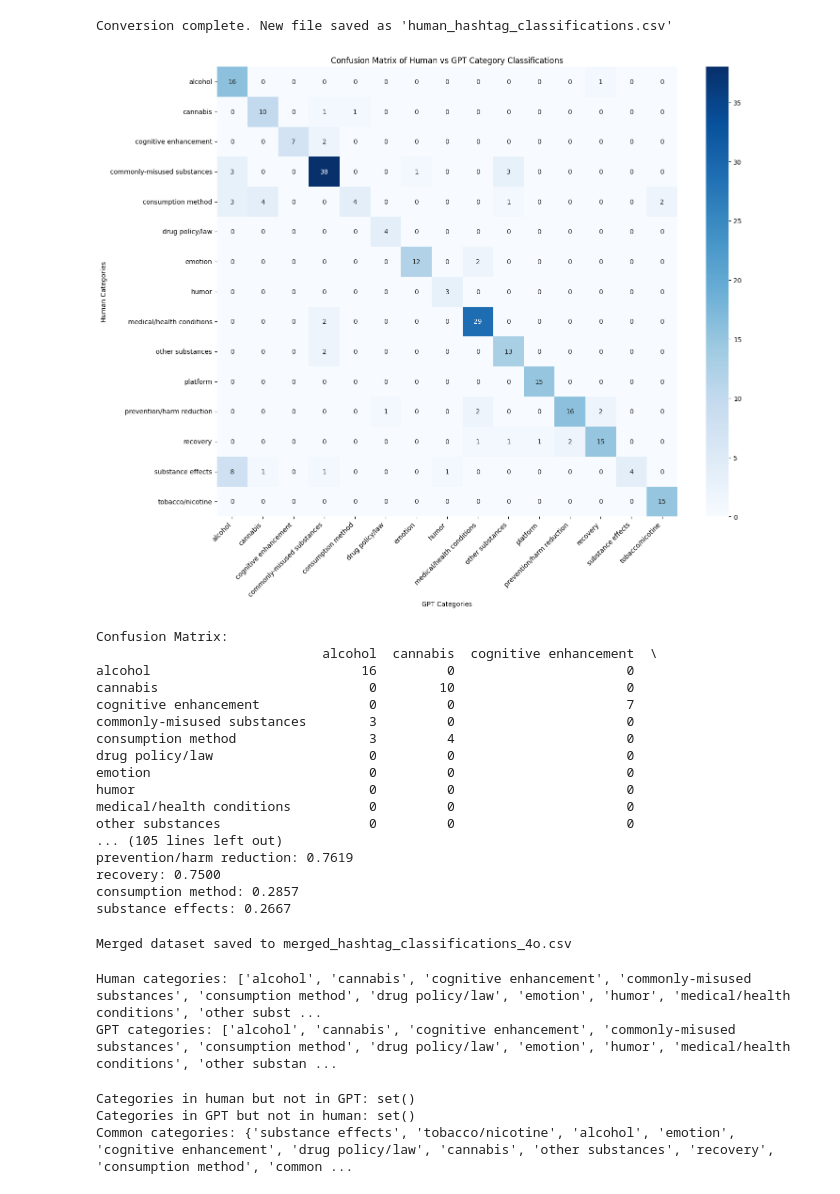
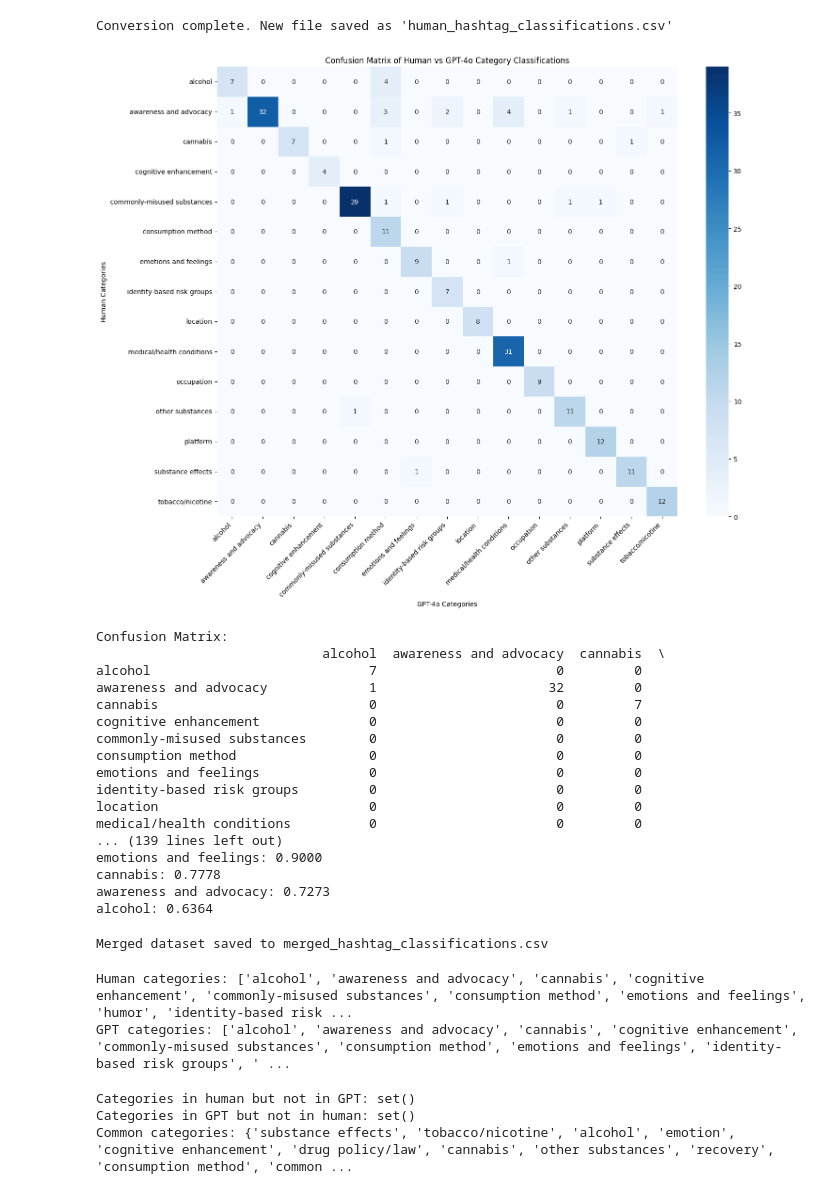
Before and after one commit to social-nlp-lab/explore_tiktok_su, a Jupyter notebook: py/group_hashtags_gpt.ipynb, the cells around one changed output. Saved outputs shown, nothing was run; the diff lists cells and outputs as text; code cells hidden in the pictures.

Commit message:
update the group_hashtag_gpt

```diff
--- a/py/group_hashtags_gpt.ipynb
+++ b/py/group_hashtags_gpt.ipynb
@@ -410,0 +104,22 @@ Hashtag: {hashtag}
+# %%
+import pandas as pd
+import random
+import ast
+
+# Read the CSV file
+df = pd.read_csv('double_hits_filtered_upper75_nodes.csv')
+
+# Extract the 'node' column and get the count
+node_list = df['node'].dropna().tolist()
+node_count = len(node_list)
+print(f"Total count of nodes: {node_count}")
+
+# Remove occurrences of all_human_tags from node_list
+node_list = [node for node in node_list if node not in all_human_tags]
+
+# Get the count of remaining nodes
+node_count = len(node_list)
+print(f"Total count of nodes after removal: {node_count}")
+
+# Use all remaining nodes instead of random sampling
+print(f"Remaining nodes: {node_list}")
@@ -426,7 +246,7 @@ def classify_hashtag(hashtag, client, model):
     return response.choices[0].message.content.strip()
 
 # Get the list of hashtags
-hashtags = all_human_tags
+hashtags = node_list
 
 # Initialize a dictionary to store results
 results = {}
@@ -435,7 +255,7 @@ results = {}
 for hashtag in tqdm(hashtags, desc="Classifying hashtags", unit="hashtag"):
     classification = classify_hashtag(hashtag, client, "gpt-4o")
     results[hashtag] = classification
-    print(classification)
+    # print(hashtag, classification)
 
 
 # Convert results to a DataFrame
@@ -444,7 +264,7 @@ df_results.index.name = 'Hashtag'
 df_results.reset_index(inplace=True)
 
 # Save results to CSV
-df_results.to_csv('gpt_hashtag_classifications_4o.csv', index=False)
+df_results.to_csv('gpt_hashtag_classifications_14k.csv', index=False)
 print("Classifications saved to gpt_hashtag_classifications.csv")
 
 # Display the first few results
@@ -496,7 +360,7 @@ Classifications saved to gpt_hashtag_classifications.csv
 import pandas as pd
 
 # Read the original CSV file
-df = pd.read_csv("Theme_and_Hashtag_Data_human.csv")
+df = pd.read_csv("Theme_and_Hashtag_Data_human_without_examples.csv")
 
 # Create a new list to store the converted data
 new_data = []
@@ -528,7 +392,7 @@ from sklearn.metrics import confusion_matrix, accuracy_score
 
 # Load the datasets
 human_df = pd.read_csv("human_hashtag_classifications.csv")
-gpt_df = pd.read_csv("gpt_hashtag_classifications_4o.csv")
+gpt_df = pd.read_csv("gpt_hashtag_classifications_ground_truth.csv")
 
 # Convert categories to lowercase for both DataFrames and replace NaN with a placeholder
 human_df['category'] = human_df['category'].fillna('unknown').str.lower()
@@ -565,66 +429,66 @@ overall_accuracy = accuracy_score(merged_df['category_human'], merged_df['catego
 category_accuracies = {}
 for category in all_categories:
     category_mask = merged_df['category_human'] == category
     category_accuracy = accuracy_score(
         merged_df.loc[category_mask, 'category_human'],
         merged_df.loc[category_mask, 'category_gpt']
     )
     category_accuracies[category] = category_accuracy
 
 # Create a heatmap of the confusion matrix
 plt.figure(figsize=(15, 12))
 sns.heatmap(cm, annot=True, fmt='d', cmap='Blues', xticklabels=all_categories, yticklabels=all_categories)
-plt.title('Confusion Matrix of Human vs GPT Category Classifications')
-plt.xlabel('GPT Categories')
+plt.title('Confusion Matrix of Human vs GPT-4o Category Classifications')
+plt.xlabel('GPT-4o Categories')
 plt.ylabel('Human Categories')
 plt.xticks(rotation=45, ha='right')
 plt.yticks(rotation=0)
 plt.tight_layout()
 plt.show()
 
 # Print the confusion matrix
 print("Confusion Matrix:")
 print(pd.DataFrame(cm, index=all_categories, columns=all_categories))
 
 # Print overall accuracy
 print(f"\nOverall Accuracy: {overall_accuracy:.4f}")
 
 # Print accuracy for each category
 print("\nAccuracy by Category:")
 for category, accuracy in sorted(category_accuracies.items(), key=lambda x: x[1], reverse=True):
     print(f"{category}: {accuracy:.4f}")
 # %% [output]
-[figure, old version]
+[figure, new version]
 Confusion Matrix:
-                             alcohol  cannabis  cognitive enhancement  \
-alcohol                           16         0                      0
-cannabis                           0        10                      0
-cognitive enhancement              0         0                      7
-commonly-misused substances        3         0                      0
-consumption method                 3         4                      0
-drug policy/law                    0         0                      0
-emotion                            0         0                      0
-humor                              0         0                      0
-medical/health conditions          0         0                      0
-other substances                   0         0                      0
-... (105 lines left out)
-prevention/harm reduction: 0.7619
-recovery: 0.7500
-consumption method: 0.2857
-substance effects: 0.2667
+                             alcohol  awareness and advocacy  cannabis  \
+alcohol                            7                       0         0
+awareness and advocacy             1                      32         0
+cannabis                           0                       0         7
+cognitive enhancement              0                       0         0
+commonly-misused substances        0                       0         0
+consumption method                 0                       0         0
+emotions and feelings              0                       0         0
+identity-based risk groups         0                       0         0
+location                           0                       0         0
+medical/health conditions          0                       0         0
+... (139 lines left out)
+emotions and feelings: 0.9000
+cannabis: 0.7778
+awareness and advocacy: 0.7273
+alcohol: 0.6364
 # %%
 # Save the merged DataFrame to a CSV file
-output_file = 'merged_hashtag_classifications_4o.csv'
+output_file = 'merged_hashtag_classifications.csv'
 merged_df.to_csv(output_file, index=False)
 print(f"\nMerged dataset saved to {output_file}")
 # %% [output]
-Merged dataset saved to merged_hashtag_classifications_4o.csv
+Merged dataset saved to merged_hashtag_classifications.csv
 # %%
 print("Human categories:", sorted(human_df['category'].unique()))
 print("GPT categories:", sorted(gpt_df['category'].unique()))
 # %% [output]
-Human categories: ['alcohol', 'cannabis', 'cognitive enhancement', 'commonly-misused substances', 'consumption method', 'drug policy/law', 'emotion', 'humor', 'medical/health conditions', 'other subst ...
-GPT categories: ['alcohol', 'cannabis', 'cognitive enhancement', 'commonly-misused substances', 'consumption method', 'drug policy/law', 'emotion', 'humor', 'medical/health conditions', 'other substan ...
+Human categories: ['alcohol', 'awareness and advocacy', 'cannabis', 'cognitive enhancement', 'commonly-misused substances', 'consumption method', 'emotions and feelings', 'humor', 'identity-based risk ...
+GPT categories: ['alcohol', 'awareness and advocacy', 'cannabis', 'cognitive enhancement', 'commonly-misused substances', 'consumption method', 'emotions and feelings', 'identity-based risk groups', ' ...
 # %%
 human_categories = set(human_df['category'].str.lower())
 gpt_categories = set(gpt_df['category'].str.lower())
```
Also changed, not shown: parts of 14 cells of this notebook, 2 other files.
